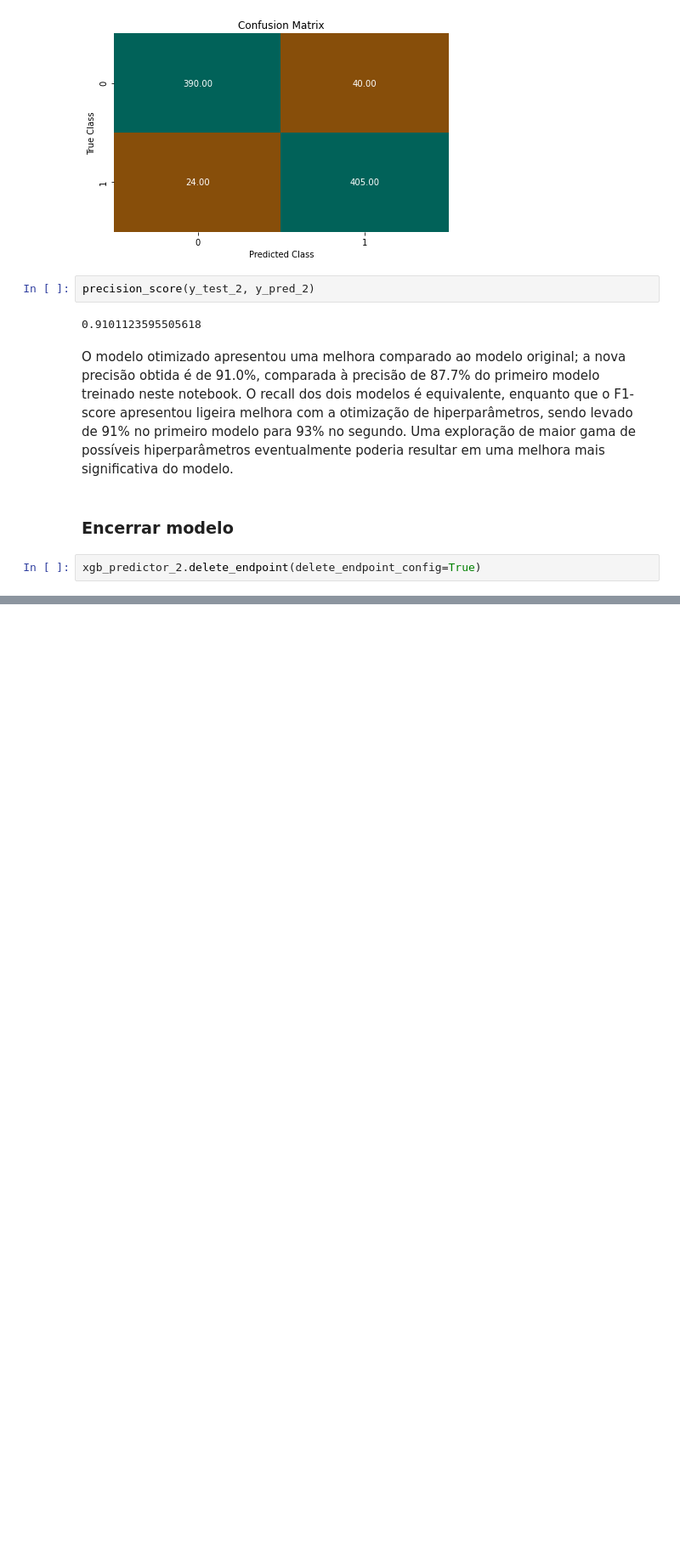
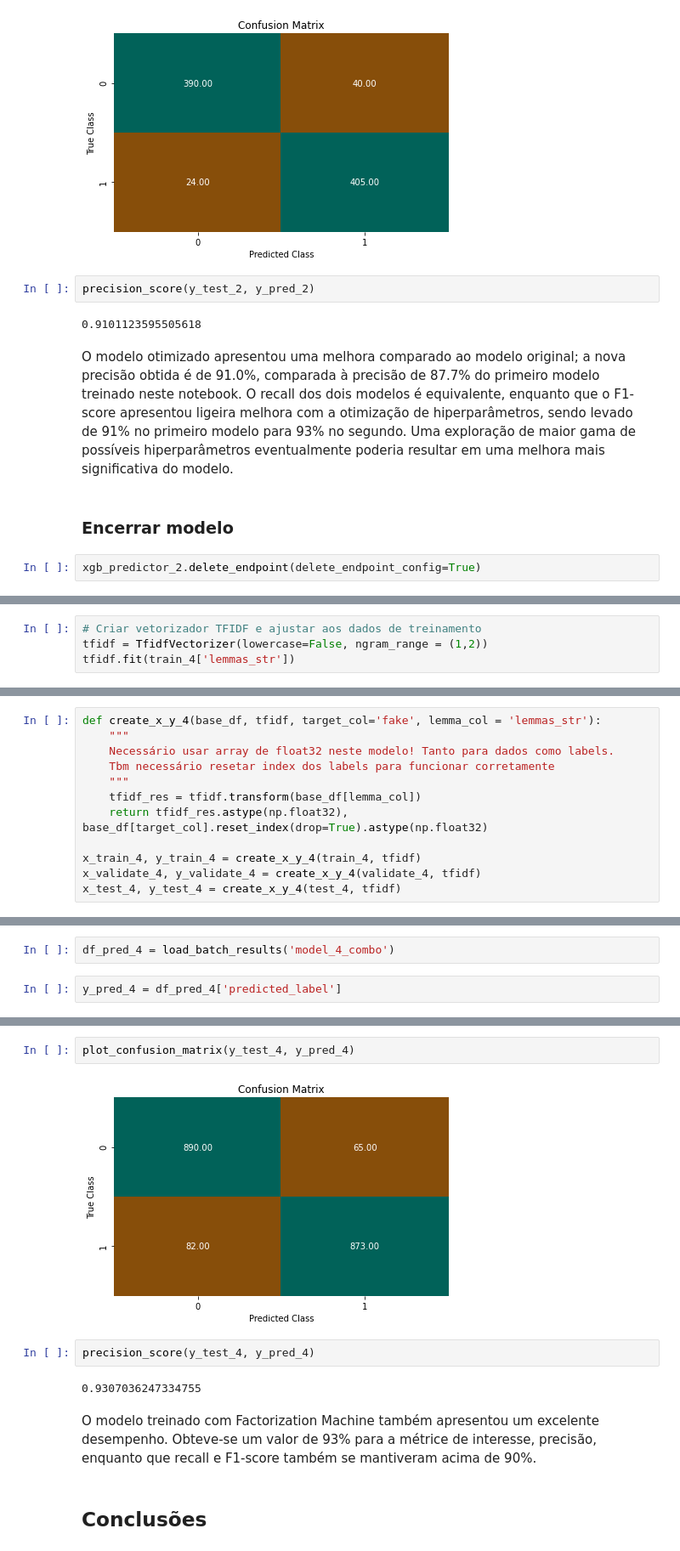
Before and after one commit to RodriguesRBruno/ProjetoMultidisciplinar, a Jupyter notebook: model_combinado.ipynb, the cells around one changed output, grey strips where cells are left out. Shown at 85% size. Cells and saved outputs as stored; diff of their text form; blank space fills up the shorter version.

```diff
--- a/model_combinado.ipynb
+++ b/model_combinado.ipynb
@@ -313,0 +507,4 @@ xgb_predictor_2.delete_endpoint(delete_endpoint_config=True)
+# %%
+# Criar vetorizador TFIDF e ajustar aos dados de treinamento
+tfidf = TfidfVectorizer(lowercase=False, ngram_range = (1,2))
+tfidf.fit(train_4['lemmas_str'])
@@ -313,0 +513,12 @@ xgb_predictor_2.delete_endpoint(delete_endpoint_config=True)
+# %%
+def create_x_y_4(base_df, tfidf, target_col='fake', lemma_col = 'lemmas_str'):
+    """
+    Necessário usar array de float32 neste modelo! Tanto para dados como labels.
+    Tbm necessário resetar index dos labels para funcionar corretamente
+    """
+    tfidf_res = tfidf.transform(base_df[lemma_col])
+    return tfidf_res.astype(np.float32), base_df[target_col].reset_index(drop=True).astype(np.float32)
+
+x_train_4, y_train_4 = create_x_y_4(train_4, tfidf)
+x_validate_4, y_validate_4 = create_x_y_4(validate_4, tfidf)
+x_test_4, y_test_4 = create_x_y_4(test_4, tfidf)
@@ -313,0 +652,4 @@ xgb_predictor_2.delete_endpoint(delete_endpoint_config=True)
+# %%
+df_pred_4 = load_batch_results('model_4_combo')
+# %%
+y_pred_4 = df_pred_4['predicted_label']
@@ -313,0 +669,12 @@ xgb_predictor_2.delete_endpoint(delete_endpoint_config=True)
+# %%
+plot_confusion_matrix(y_test_4, y_pred_4)
+# %% [output]
+[figure, added]
+# %%
+precision_score(y_test_4, y_pred_4)
+# %% [output]
+0.9307036247334755
+# %% [markdown]
+O modelo treinado com Factorization Machine também apresentou um excelente desempenho. Obteve-se um valor de 93% para a métrice de interesse, precisão, enquanto que recall e F1-score também se mantiveram acima de 90%.
+# %% [markdown]
+## Conclusões
```
Also changed, not shown: parts of 45 cells of this notebook, 2 other files.
